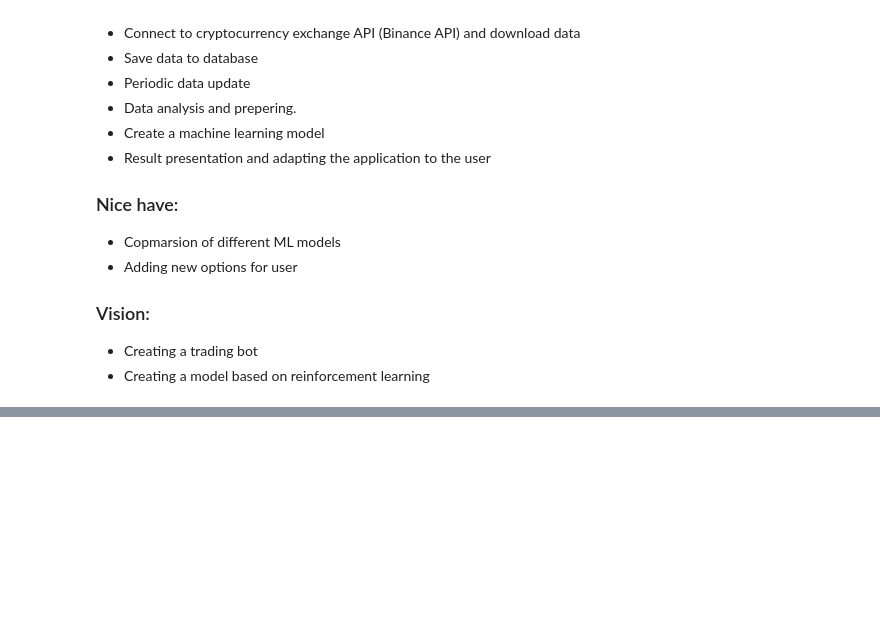
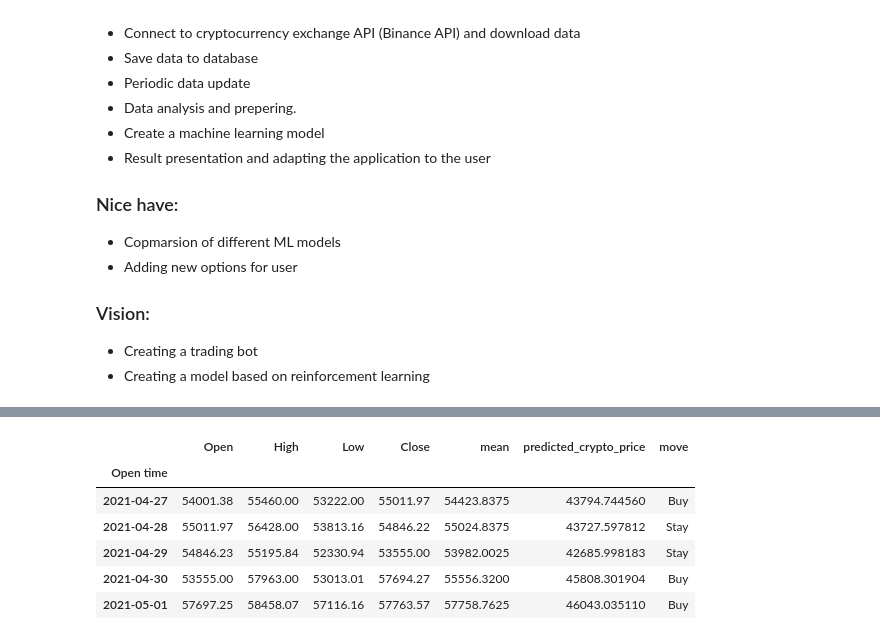
Before and after one commit to Adam-Palacz/crypto_ml, a Jupyter notebook: crypto_ml.ipynb, the cells around one changed output, grey strips where cells are left out. Saved outputs shown, nothing was run; the diff lists cells and outputs as text; code cells hidden in the pictures; blank space fills up the shorter version.

```diff
--- a/crypto_ml.ipynb
+++ b/crypto_ml.ipynb
@@ -275,0 +255,13 @@ close_predict.tail()
+# %%
+mean_predict['move'] = np.where(
+    mean_predict['predicted_crypto_price'].shift(1) < mean_predict['predicted_crypto_price'], "Buy", "Stay"
+)
+mean_predict.tail()
+# %% [output]
+|  | Open | High | Low | Close | mean | predicted_crypto_price | move |
+| Open time |  |  |  |  |  |  |  |
+| 2021-04-27 | 54001.38 | 55460.00 | 53222.00 | 55011.97 | 54423.8375 | 43794.744560 | Buy |
+| 2021-04-28 | 55011.97 | 56428.00 | 53813.16 | 54846.22 | 55024.8375 | 43727.597812 | Stay |
+| 2021-04-29 | 54846.23 | 55195.84 | 52330.94 | 53555.00 | 53982.0025 | 42685.998183 | Stay |
+| 2021-04-30 | 53555.00 | 57963.00 | 53013.01 | 57694.27 | 55556.3200 | 45808.301904 | Buy |
+| 2021-05-01 | 57697.25 | 58458.07 | 57116.16 | 57763.57 | 57758.7625 | 46043.035110 | Buy |
```
Also changed, not shown: parts of 13 cells of this notebook.
